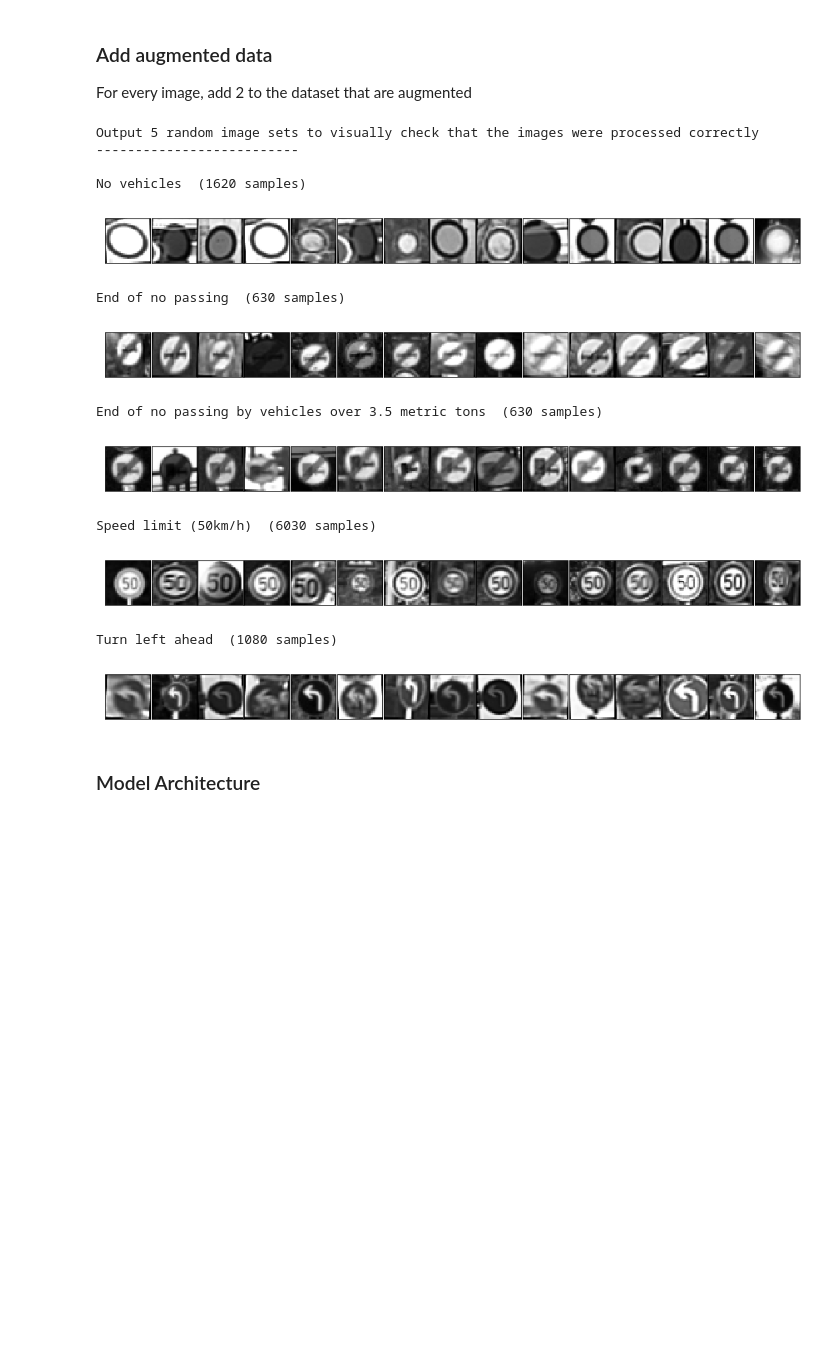
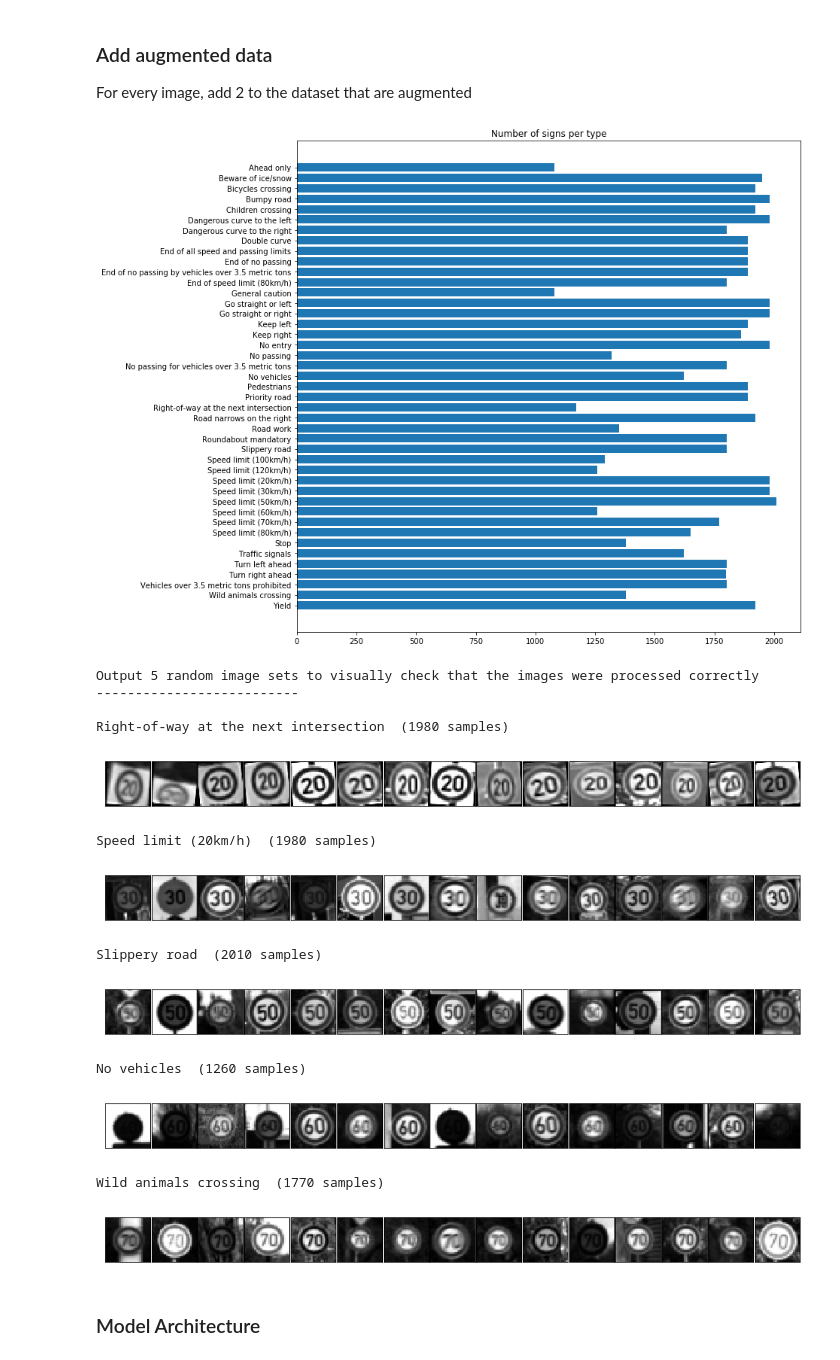
Before and after one commit to vssrcj/traffic-sign-classifier, a Jupyter notebook: Traffic_Sign_Classifier.ipynb, the cells around one changed output. Cells and saved outputs as stored; diff of their text form; code cells hidden in the pictures; blank space fills up the shorter version.

```diff
--- a/Traffic_Sign_Classifier.ipynb
+++ b/Traffic_Sign_Classifier.ipynb
@@ -278,28 +282,59 @@ def preprocess_images(image_set, with_augment = True):
+# %%
+import math
+
+def preprocess_images(imset):
+    images = []
+    signs = []
+    max_signs_per_class = max(imset.image_counts)
+
+    for sign in range(imset.unique_signs()):
+        images_per_sign = imset.images_by_sign(sign)
+        multiplier = int(max_signs_per_class / imset.image_counts[sign])
+        # print(sign_names[sign], multiplier, len(images_per_sign))
+        for img in images_per_sign:
+            for i in range(multiplier):
+                augmented_img = img if i == 0 else augment_img(img)
+                # print(i, augmented_img.shape)
+                signs.append(sign)
+                images.append(preprocess_img(augmented_img))
+
+    #for i, img in enumerate(imset.images):
+    #    images.append(preprocess_img(img))
+    #    signs.append(imset.signs[i])
+        # print(avg_signs_per_class)
+        # print(imset.image_counts[imset.signs[i]])
+        # print(multiplier)
+
+    images, signs = shuffle(images, np.array(signs))
+
+    return ImageSet(images, signs)
 # %%
 from sklearn.utils import shuffle
 
-train_ext = preprocess_images(train)
-valid_ext = preprocess_images(valid, False)
-test_ext = preprocess_images(test, False)
-assert(train_ext.length() == train.length() * 3)
-
+train_ext = preprocess_images(train_init)
+valid_ext = preprocess_images(valid_init)
+test_ext = preprocess_images(test_init)
+# assert(train_ext.length() == train.length() * 3)
+plot_sign_totals(train_ext)
+# print(train_ext.image_counts)
 print('Output 5 random image sets to visually check that the images were processed correctly')
 print('--------------------------\n')
-plot_images(train_ext, 'processed_images', cmap='gray')
+plot_images(train_ext, 'processed_images', cmap='gray', rows=5)
 # %% [output]
+[figure, new version]
 Output 5 random image sets to visually check that the images were processed correctly
 --------------------------
 
-No vehicles  (1620 samples)
+Right-of-way at the next intersection  (1980 samples)
-[figure, old version]
+[figure, new version]
-End of no passing  (630 samples)
+Speed limit (20km/h)  (1980 samples)
-[figure, old version]
+[figure, new version]
-End of no passing by vehicles over 3.5 metric tons  (630 samples)
+Slippery road  (2010 samples)
-[figure, old version]
+[figure, new version]
-Speed limit (50km/h)  (6030 samples)
+No vehicles  (1260 samples)
-[figure, old version]
+[figure, new version]
-Turn left ahead  (1080 samples)
+Wild animals crossing  (1770 samples)
-[figure, old version]
+[figure, added]
 # %% [markdown]
 ### Model Architecture
 # %%
```
Also changed, not shown: parts of 16 cells of this notebook, 3 other files.
